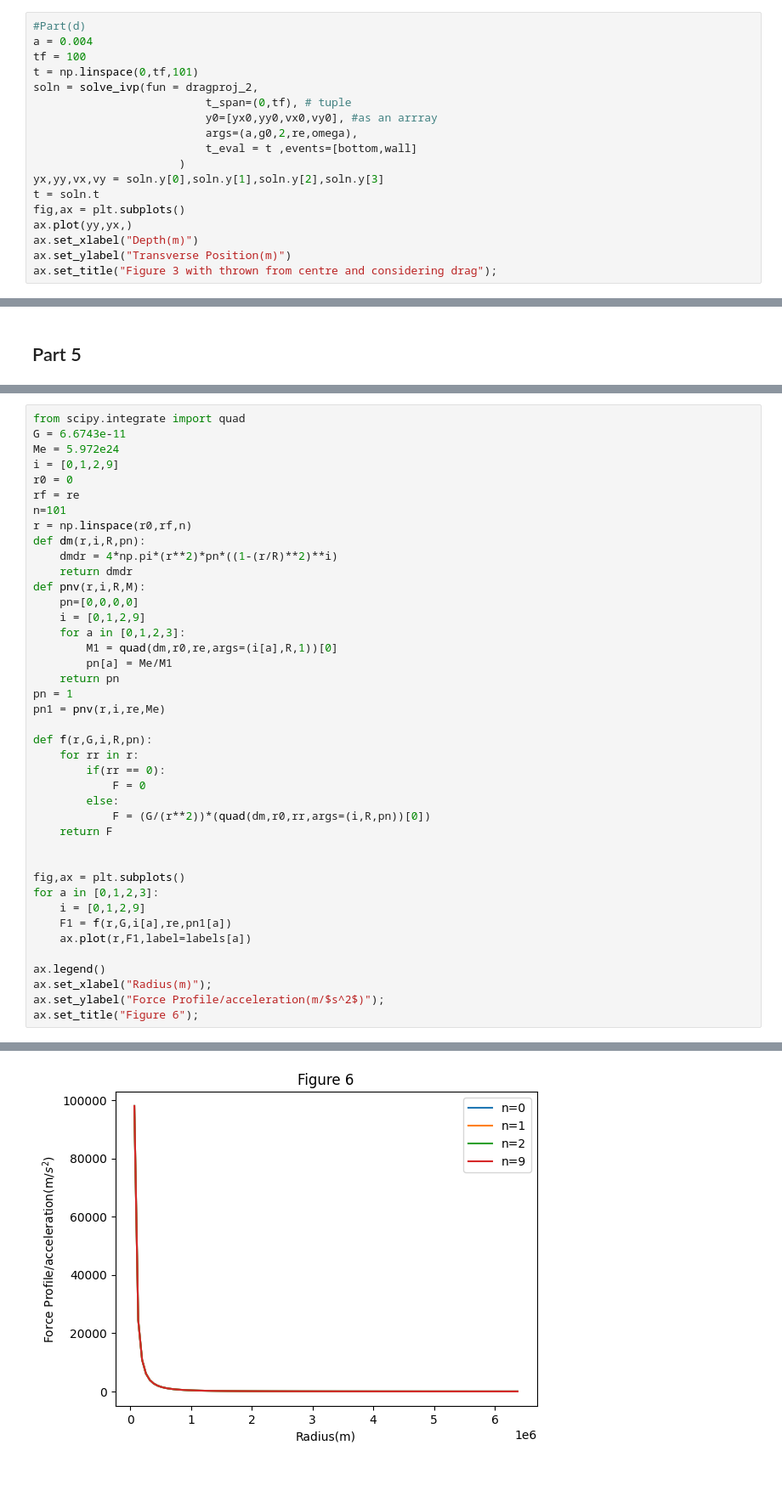
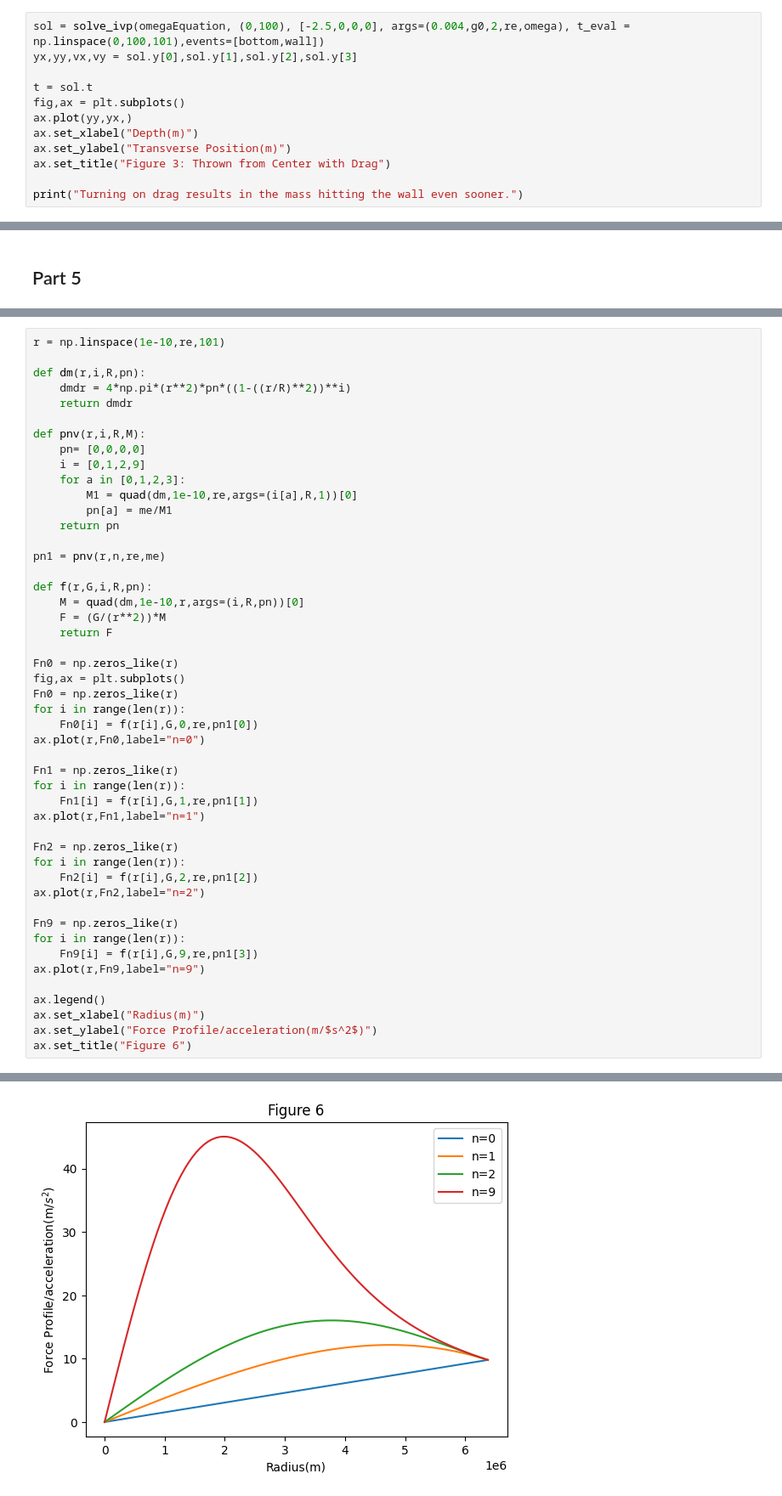
Before and after one commit to duddellasiri/PHYS265-spring25, a Jupyter notebook: Lab2/Lab2.ipynb, the cells around one changed output, grey strips where cells are left out. Shown at 85% size. Cells and saved outputs as stored; diff of their text form.

```diff
--- a/Lab2/Lab2.ipynb
+++ b/Lab2/Lab2.ipynb
@@ -212,19 +198,13 @@ As it is clear from the graph, the test mass hits the bottom before reaching the
 # %%
-#Part(d)
-a = 0.004
-tf = 100
-t = np.linspace(0,tf,101)
-soln = solve_ivp(fun = dragproj_2,
-                          t_span=(0,tf), # tuple
-                          y0=[yx0,yy0,vx0,vy0], #as an arrray
-                          args=(a,g0,2,re,omega),
-                          t_eval = t ,events=[bottom,wall]
-                      )
-yx,yy,vx,vy = soln.y[0],soln.y[1],soln.y[2],soln.y[3]
-t = soln.t
+sol = solve_ivp(omegaEquation, (0,100), [-2.5,0,0,0], args=(0.004,g0,2,re,omega), t_eval = np.linspace(0,100,101),events=[bottom,wall])
+yx,yy,vx,vy = sol.y[0],sol.y[1],sol.y[2],sol.y[3]
+
+t = sol.t
 fig,ax = plt.subplots()
 ax.plot(yy,yx,)
 ax.set_xlabel("Depth(m)")
 ax.set_ylabel("Transverse Position(m)")
-ax.set_title("Figure 3 with thrown from centre and considering drag");
+ax.set_title("Figure 3: Thrown from Center with Drag")
+
+print("Turning on drag results in the mass hitting the wall even sooner.")
 # %% [output]
@@ -306,44 +279,51 @@ ax.set_title("Figure 5");
 # %% [output]
 [figure]
 # %%
-from scipy.integrate import quad
-G = 6.6743e-11
-Me = 5.972e24
-i = [0,1,2,9]
-r0 = 0
-rf = re
-n=101
-r = np.linspace(r0,rf,n)
+r = np.linspace(1e-10,re,101)
+
 def dm(r,i,R,pn):
-    dmdr = 4*np.pi*(r**2)*pn*((1-(r/R)**2)**i)
+    dmdr = 4*np.pi*(r**2)*pn*((1-((r/R)**2))**i)
     return dmdr
+
 def pnv(r,i,R,M):
-    pn=[0,0,0,0]
+    pn= [0,0,0,0]
     i = [0,1,2,9]
     for a in [0,1,2,3]:
-        M1 = quad(dm,r0,re,args=(i[a],R,1))[0]
-        pn[a] = Me/M1
+        M1 = quad(dm,1e-10,re,args=(i[a],R,1))[0]
+        pn[a] = me/M1
     return pn
-pn = 1
-pn1 = pnv(r,i,re,Me)
+
+pn1 = pnv(r,n,re,me)
 
 def f(r,G,i,R,pn):
-    for rr in r:
-        if(rr == 0):
-            F = 0
-        else:
-            F = (G/(r**2))*(quad(dm,r0,rr,args=(i,R,pn))[0])
+    M = quad(dm,1e-10,r,args=(i,R,pn))[0]
+    F = (G/(r**2))*M
     return F
 
+Fn0 = np.zeros_like(r)
+fig,ax = plt.subplots()
+Fn0 = np.zeros_like(r)
+for i in range(len(r)):
+    Fn0[i] = f(r[i],G,0,re,pn1[0])
+ax.plot(r,Fn0,label="n=0")
 
-fig,ax = plt.subplots()
-for a in [0,1,2,3]:
-    i = [0,1,2,9]
-    F1 = f(r,G,i[a],re,pn1[a])
-    ax.plot(r,F1,label=labels[a])
+Fn1 = np.zeros_like(r)
+for i in range(len(r)):
+    Fn1[i] = f(r[i],G,1,re,pn1[1])
+ax.plot(r,Fn1,label="n=1")
+
+Fn2 = np.zeros_like(r)
+for i in range(len(r)):
+    Fn2[i] = f(r[i],G,2,re,pn1[2])
+ax.plot(r,Fn2,label="n=2")
+
+Fn9 = np.zeros_like(r)
+for i in range(len(r)):
+    Fn9[i] = f(r[i],G,9,re,pn1[3])
+ax.plot(r,Fn9,label="n=9")
 
 ax.legend()
-ax.set_xlabel("Radius(m)");
-ax.set_ylabel("Force Profile/acceleration(m/$s^2$)");
-ax.set_title("Figure 6");
+ax.set_xlabel("Radius(m)")
+ax.set_ylabel("Force Profile/acceleration(m/$s^2$)")
+ax.set_title("Figure 6")
 # %% [output]
@@ -350 +331 @@ ax.set_title("Figure 6");
-[figure, old version]
+[figure, new version]
```
Also changed, not shown: parts of 16 cells of this notebook, 6 other files.
